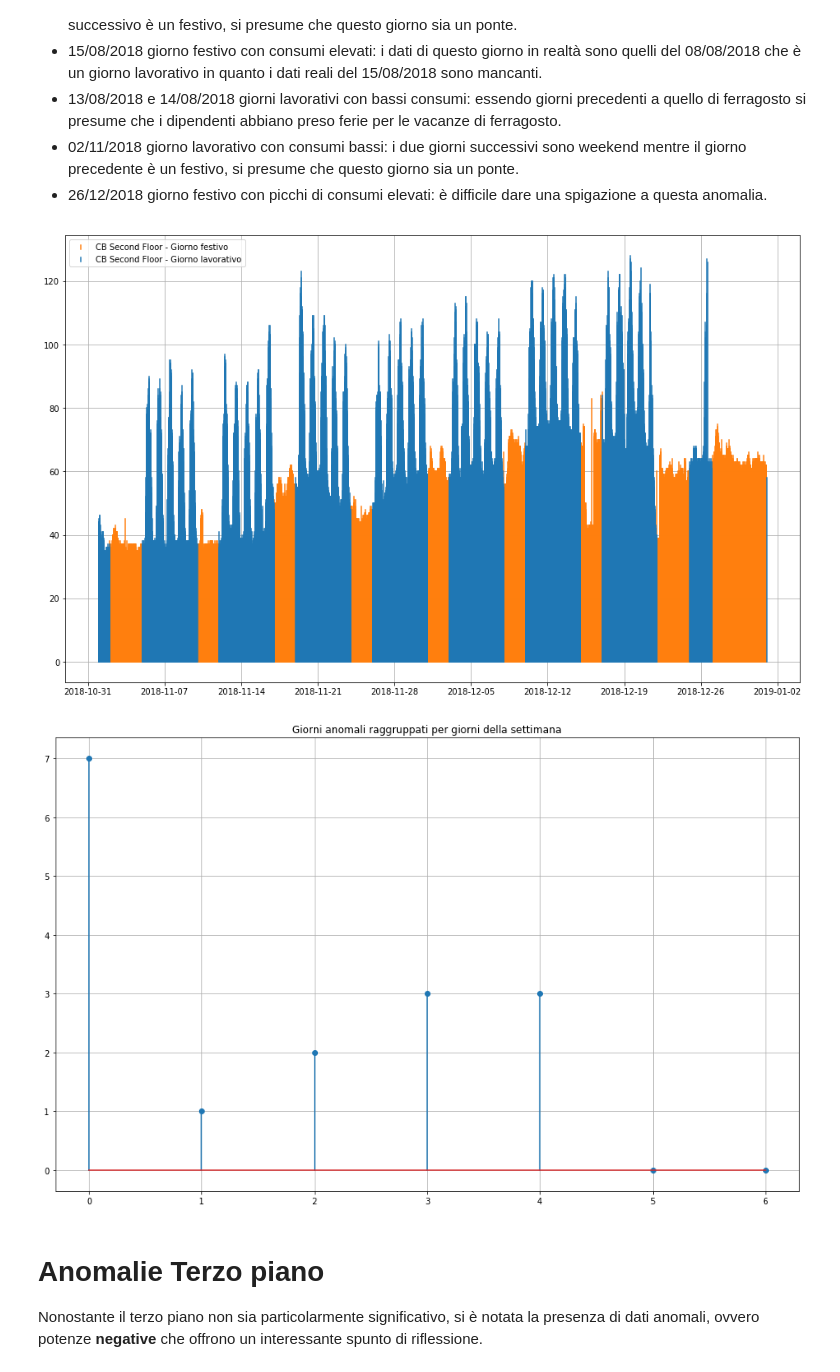
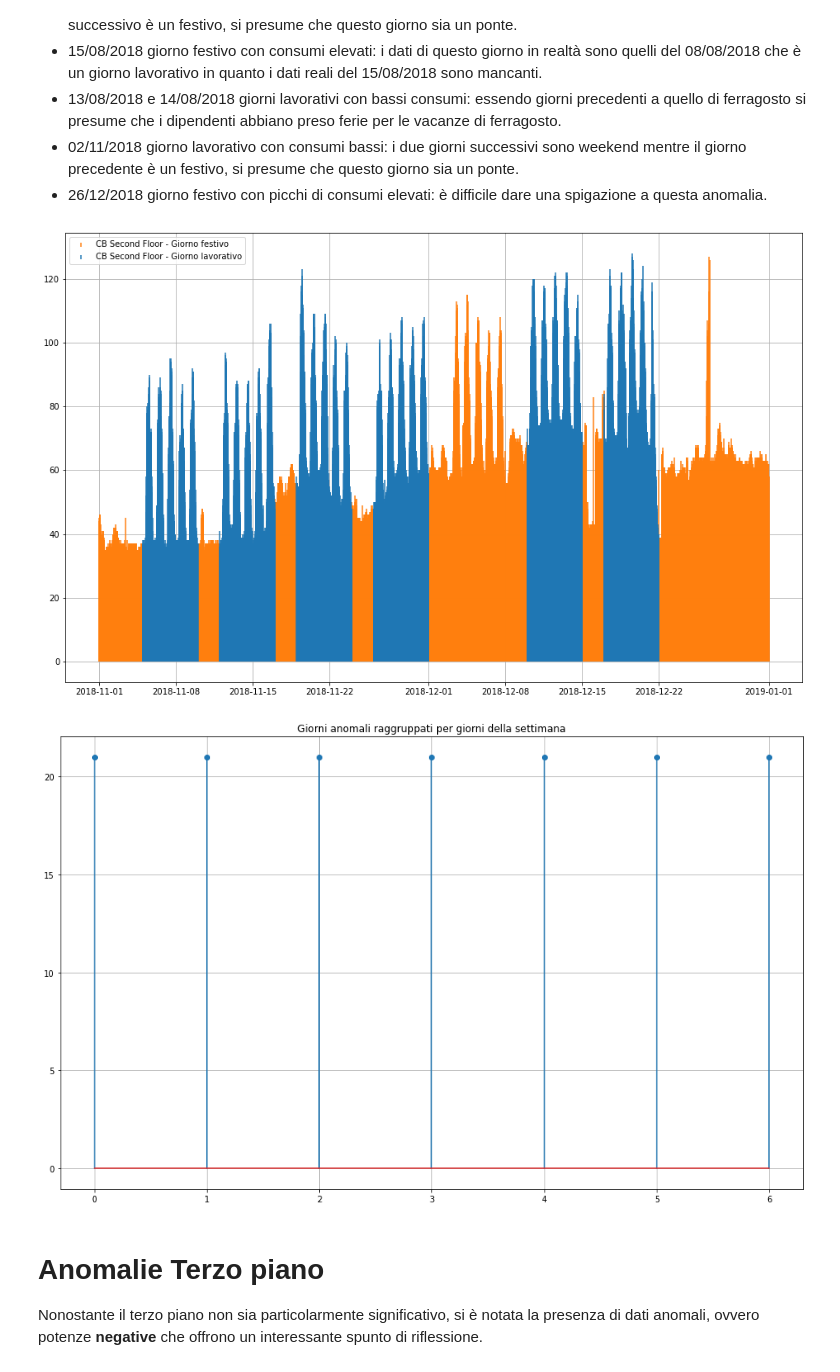
Before and after one commit to VladMarianCimpeanu/electricity-demand-anomaly-detection, a Jupyter notebook: Main1.ipynb, the cells around one changed output. Cells and saved outputs as stored; diff of their text form; code cells hidden in the pictures.

```diff
--- a/Main1.ipynb
+++ b/Main1.ipynb
@@ -123,7 +123,11 @@ Punti mancante (interpolato): 2017-02-13 09:15:00
 # giorni di vacanza
 holidays_it = list(holidays.Italy())
 holidays_new = ['2017-04-24', '2017-08-14', '2017-08-16', '2017-08-17', '2017-12-27', '2017-12-28', '2017-12-29', '2018-01-01', '2018-04-30', '2018-08-13', '2018-08-14', '2018-11-02', '2018-12-24', '2018-12-27', '2018-12-28', '2018-12-31']
+holidays_new += ['2017-04-17', '2017-04-25', '2017-08-15', '2017-11-01', '2017-12-08', '2017-12-25', '2017-12-26', '2018-04-02', '2018-04-25', '2018-05-25', '2018-12-25', '2019-01-01', '2019-01-02']
 train['holidays'] = train['DateTime'].apply(lambda x: x in holidays_it or str(x.date()) in holidays_new).astype('int8')
+for week in train[train['holidays'] == 1]['DateTime'].dt.isocalendar().week.unique():
+    train.loc[train['DateTime'].dt.isocalendar().week == week,'holidays'] = 1
+
 # giorno della settimana
 train['dayofweek'] = train['DateTime'].dt.dayofweek
 # salvataggio dataset
@@ -189,24 +193,21 @@ All'interno di questo dataset sono state riscontrate alcune anomalie:
 # %%
 fig, ax = plt.subplots(figsize=FIG_SIZE)
 curr_dataset = train
 curr_dataset = curr_dataset[('2018-11-01' <= curr_dataset['DateTime'])&(curr_dataset['DateTime'] <= '2019-01-01')]
-# curr_dataset = curr_dataset[('2017-08-01' <= curr_dataset['DateTime'])&(curr_dataset['DateTime'] <= '2017-09-01')]
-
-#curr_dataset = curr_dataset[curr_dataset['DateTime'].dt.day < 12]
-
+# curr_dataset = curr_dataset[('2018-12-01' <= curr_dataset['DateTime'])&(curr_dataset['DateTime'] <= '2019-12-01')]
 
 curr_holidays = curr_dataset[(curr_dataset['holidays'] == 1)|(curr_dataset['dayofweek']>=5)]
 curr_not_holidays = curr_dataset[~((curr_dataset['holidays'] == 1)|(curr_dataset['dayofweek']>=5))]
 
 
-ax.stem(curr_holidays.index, curr_holidays['AvgP2'], label='CB Second Floor - Giorno festivo', linefmt='C1', markerfmt=' ', basefmt=' ')
-ax.stem(curr_not_holidays.index, curr_not_holidays['AvgP2'], label='CB Second Floor - Giorno lavorativo', linefmt='C0', markerfmt=' ', basefmt=' ')
+ax.stem(curr_holidays.index, curr_holidays['AvgP2'], label='CB Second Floor - Giorno festivo', linefmt='C1', markerfmt=' ', basefmt=' ', use_line_collection=True)
+ax.stem(curr_not_holidays.index, curr_not_holidays['AvgP2'], label='CB Second Floor - Giorno lavorativo', linefmt='C0', markerfmt=' ', basefmt=' ', use_line_collection=True)
 
 ax.grid()
 ax.legend()
 plt.show()
 # %% [output]
-[figure, old version]
+[figure, new version]
 # %%
 fig, ax = plt.subplots(1, 1, figsize=FIG_SIZE)
 dayofweek = {i:0 for i in range(7)}
@@ -216,7 +217,7 @@ ax.grid()
 plt.title("Giorni anomali raggruppati per giorni della settimana", fontdict=None, loc='center', pad=None)
 plt.show()
 # %% [output]
-[figure, old version]
+[figure, new version]
 # %% [markdown]
 # Anomalie Terzo piano
 Nonostante il terzo piano non sia particolarmente significativo, si è notata la presenza di dati anomali, ovvero potenze **negative** che offrono un interessante spunto di riflessione.
```
Also changed, not shown: parts of 5 cells of this notebook, 4 other files.
